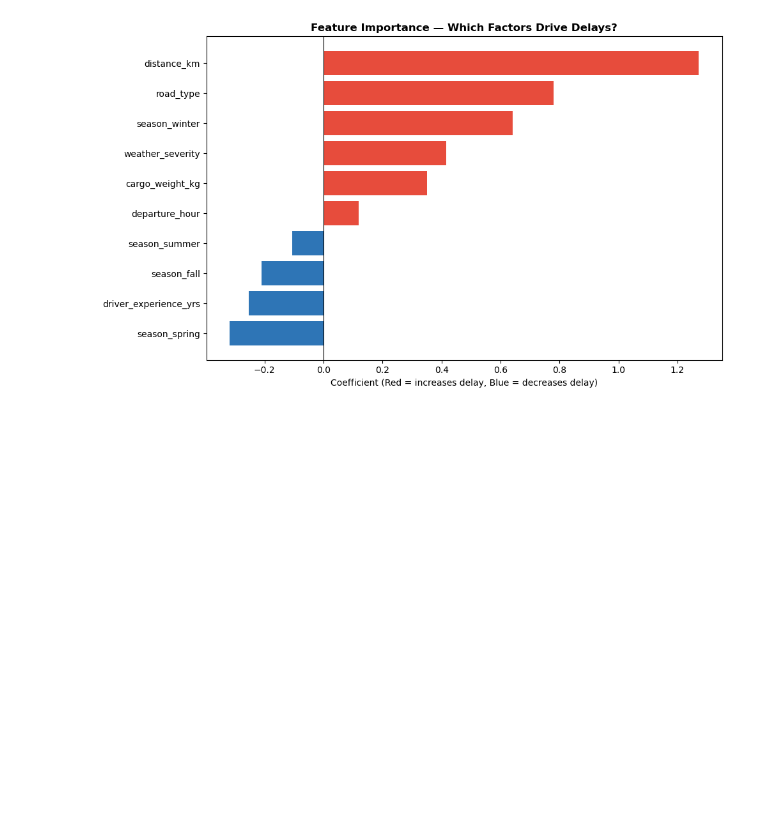
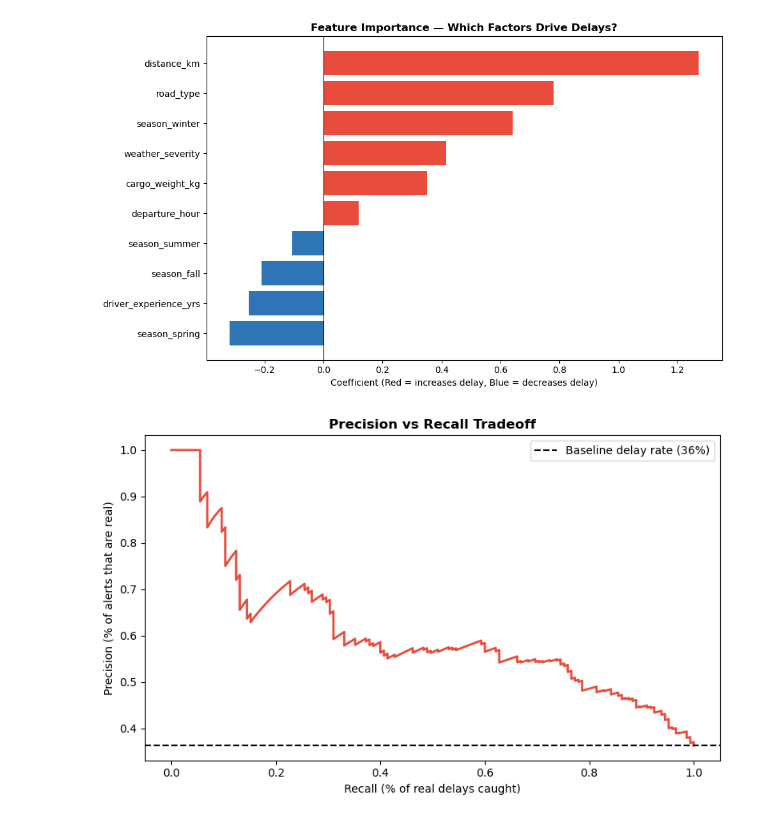
Before and after one commit to Sj011106/jdi-delivery-delay-predictor, a Jupyter notebook: notebooks/05_model_evaluation.ipynb, the cells around one changed output. Drawn from its saved outputs; the diff is of its cells as text; code cells hidden in the pictures; blank space fills up the shorter version.

```diff
--- a/notebooks/05_model_evaluation.ipynb
+++ b/notebooks/05_model_evaluation.ipynb
@@ -42,3 +37,18 @@ plt.savefig('../charts/chart8_feature_importance.png')
 plt.show()
 # %% [output]
 [figure]
+# %%
+precision, recall, _ = precision_recall_curve(y_test, probabilities)
+plt.figure(figsize=(8, 5))
+plt.plot(recall, precision, color='#E74C3C', linewidth=2)
+plt.axhline(y=y_test.mean(), color='black', linestyle='--',
+            label=f'Baseline delay rate ({y_test.mean():.0%})')
+plt.xlabel('Recall (% of real delays caught)')
+plt.ylabel('Precision (% of alerts that are real)')
+plt.title('Precision vs Recall Tradeoff', fontweight='bold')
+plt.legend()
+plt.tight_layout()
+plt.savefig('../charts/chart9_precision_recall.png')
+plt.show()
+# %% [output]
+[figure, added]
```
Also changed, not shown: parts of 3 cells of this notebook, 1 other file.
